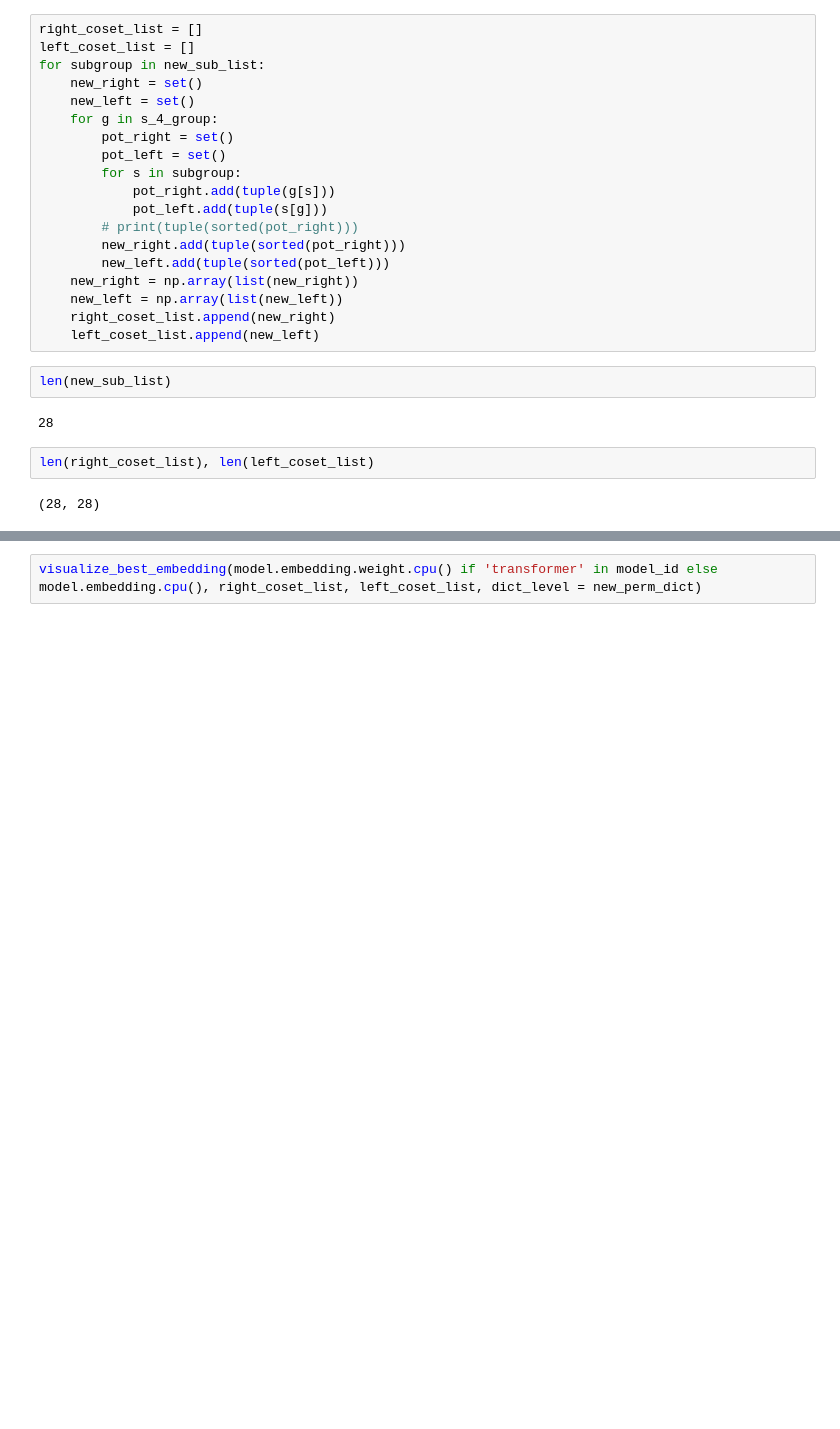
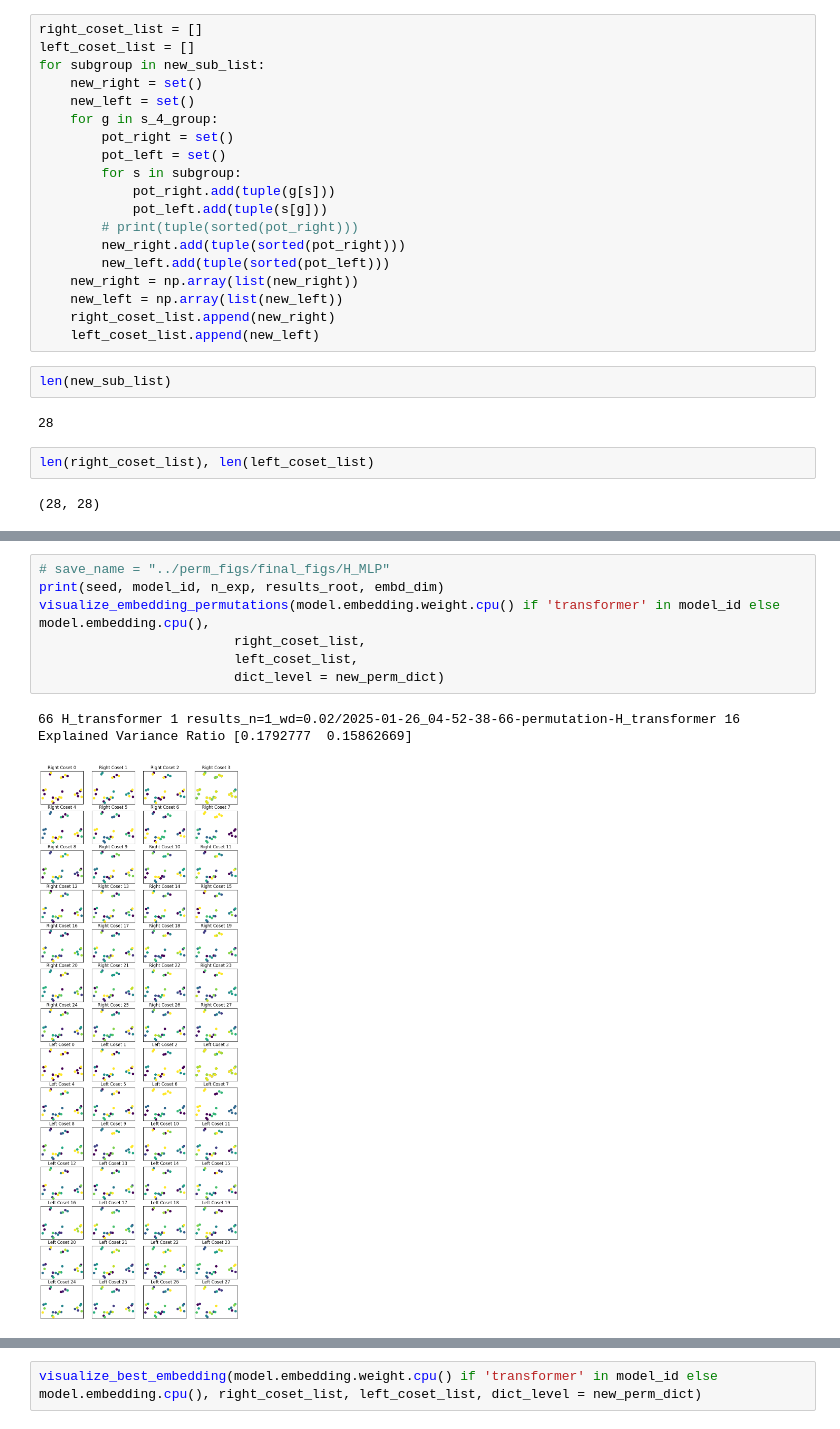
Before and after one commit to maxwellmg/grow-crystals-distance-experiments, a Jupyter notebook: notebooks/permutation_group.ipynb, the cells around one changed output, grey strips where cells are left out. Cells and saved outputs as stored; diff of their text form; blank space fills up the shorter version.

```diff
--- a/notebooks/permutation_group.ipynb
+++ b/notebooks/permutation_group.ipynb
@@ -587,0 +598,11 @@ round(10.3333, 2)
+# %%
+# save_name = "../perm_figs/final_figs/H_MLP"
+print(seed, model_id, n_exp, results_root, embd_dim)
+visualize_embedding_permutations(model.embedding.weight.cpu() if 'transformer' in model_id else model.embedding.cpu(),
+                         right_coset_list,
+                         left_coset_list,
+                         dict_level = new_perm_dict)
+# %% [output]
+66 H_transformer 1 results_n=1_wd=0.02/2025-01-26_04-52-38-66-permutation-H_transformer 16
+Explained Variance Ratio [0.1792777  0.15862669]
+[figure, added]
```
Also changed, not shown: parts of 13 cells of this notebook, 10 other files.
